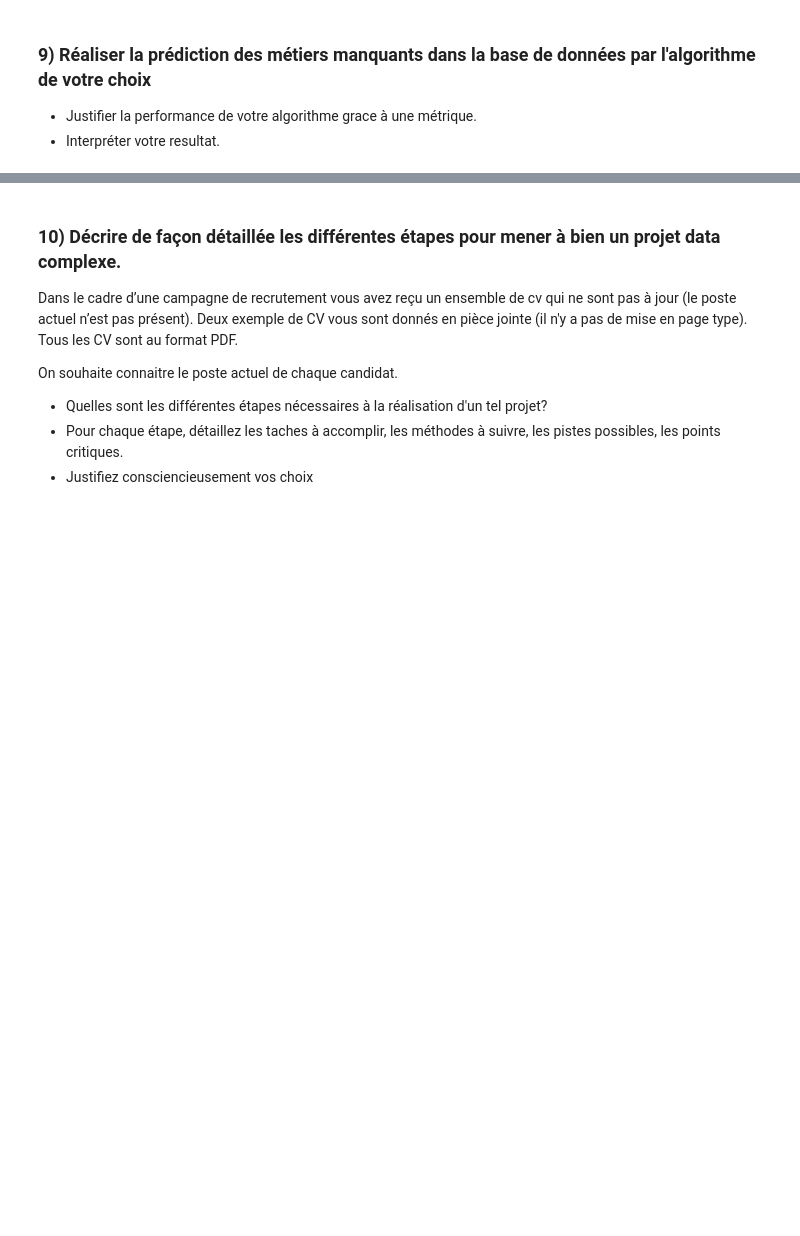
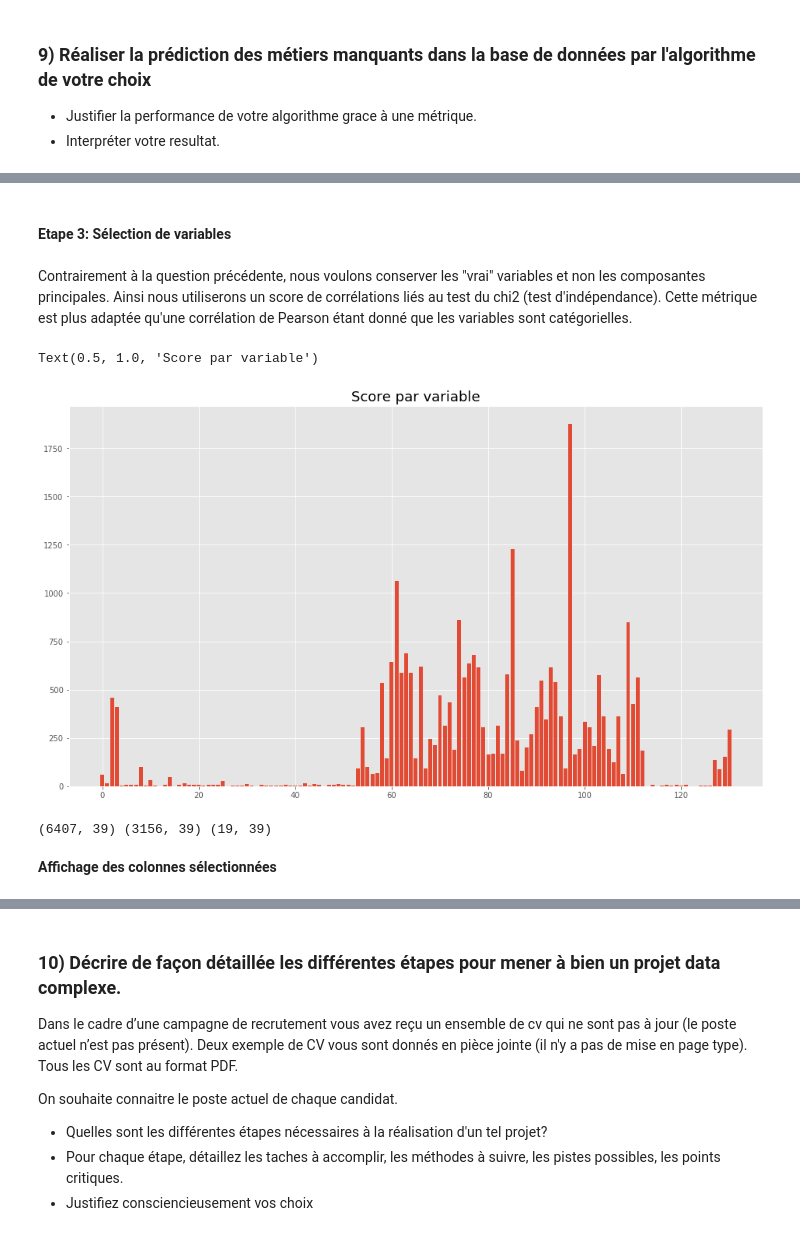
Before and after one commit to emathian/Clustering_Classification_JN, a Jupyter notebook: Test_Technique_ML_Vf.ipynb, the cells around one changed output, grey strips where cells are left out. Drawn from its saved outputs; the diff is of its cells as text; code cells hidden in the pictures; blank space fills up the shorter version.

Commit message:
Question 10

```diff
--- a/Test_Technique_ML_Vf.ipynb
+++ b/Test_Technique_ML_Vf.ipynb
@@ -1143,0 +1170,3 @@ SyntaxError: invalid syntax (<ipython-input-170-bfd50c10f48b>, line 11)
+# %%
+df_known = df_known.iloc[: , :df_merge.shape[1] - 5]
+df_unknown = df_unknown.iloc[: , : df_unknown.shape[1] - 5]
@@ -1143,0 +1175,4 @@ SyntaxError: invalid syntax (<ipython-input-170-bfd50c10f48b>, line 11)
+# %%
+df_metier_known = df['Metier']
+IndexMissingMetier = list(df_metier_known[df_metier_known == 'Unknown'].index)
+df_metier_known.drop(IndexMissingMetier  , inplace=True)
@@ -1143,0 +1183,6 @@ SyntaxError: invalid syntax (<ipython-input-170-bfd50c10f48b>, line 11)
+# %%
+X_train, X_test, y_train, y_test = train_test_split( df_known, df_metier_known, test_size=0.33, random_state=0)
+# %% [markdown]
+#### Etape 3:  Sélection de variables
+# %% [markdown]
+Contrairement à la question précédente, nous voulons conserver les "vrai" variables et non les composantes principales. Ainsi nous utiliserons un score de corrélations liés au test du chi2 (test d'indépendance). Cette métrique est plus adaptée qu'une corrélation de Pearson étant donné que les variables sont catégorielles.
@@ -1143,0 +1192,12 @@ SyntaxError: invalid syntax (<ipython-input-170-bfd50c10f48b>, line 11)
+# %%
+fs = SelectKBest(score_func=chi2, k='all')
+fs.fit(X_train, y_train)
+X_train_fs = fs.transform(X_train)
+X_test_fs = fs.transform(X_test)
+# %%
+plt.figure(figsize=(16, 9))
+plt.bar([i for i in range(len(fs.scores_))], fs.scores_)
+plt.title("Score par variable",fontsize=18)
+# %% [output]
+Text(0.5, 1.0, 'Score par variable')
+[figure, added]
@@ -1143,0 +1215,6 @@ SyntaxError: invalid syntax (<ipython-input-170-bfd50c10f48b>, line 11)
+# %%
+print(X_train_s.shape, X_test_s.shape, df_unknown.shape)
+# %% [output]
+(6407, 39) (3156, 39) (19, 39)
+# %% [markdown]
+**Affichage des colonnes sélectionnées**
```
Also changed, not shown: parts of 72 cells of this notebook.
